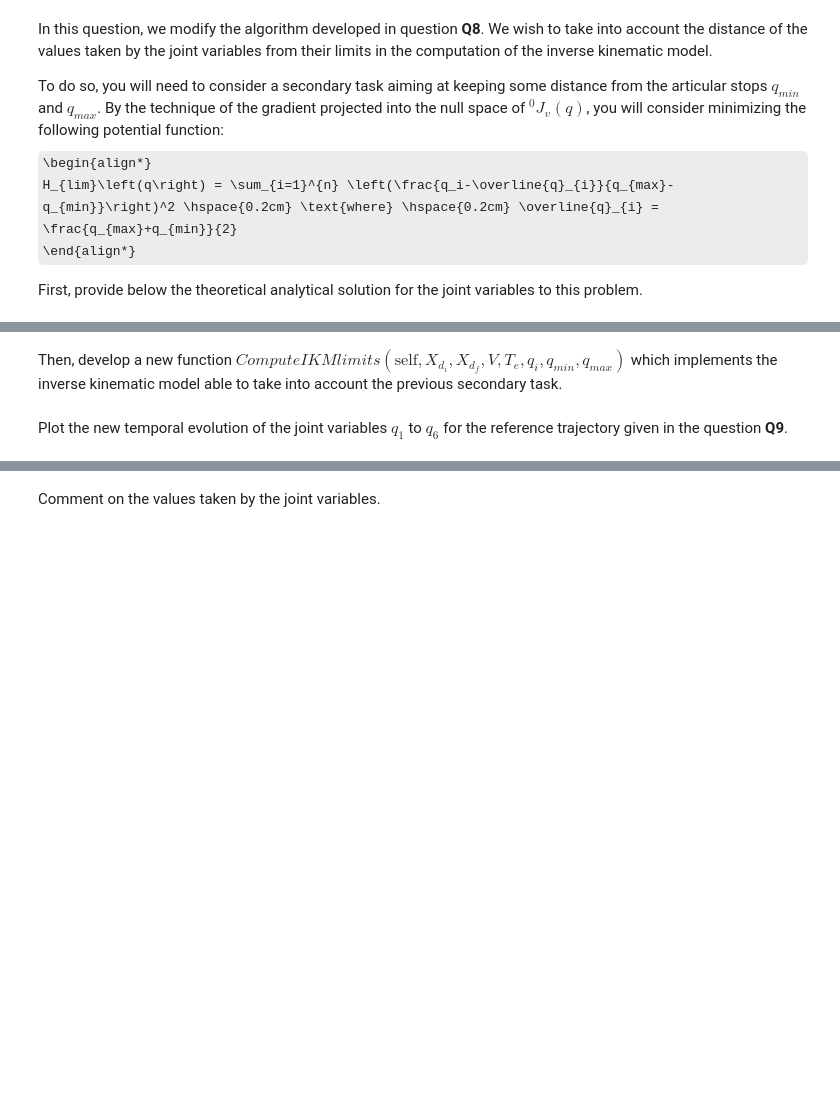
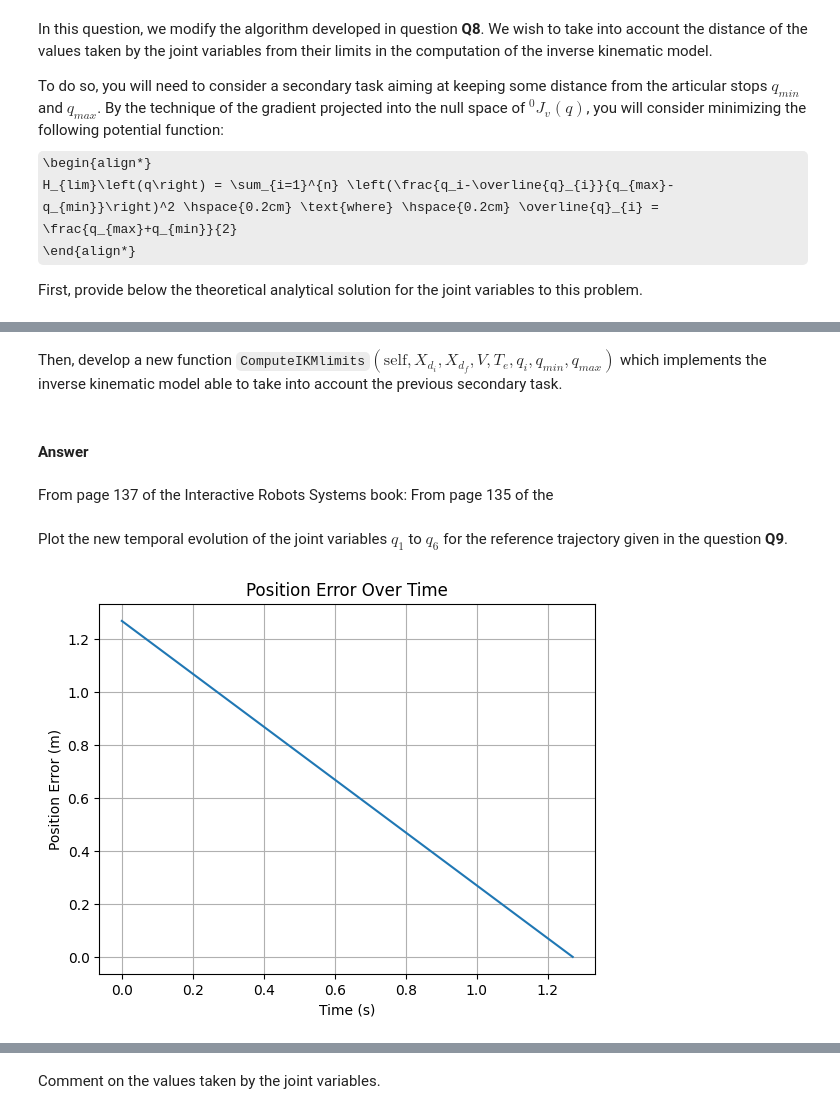
Before and after one commit to tr0fin0/classes_ensta, a Jupyter notebook: 3A/CSC_5RO15_TA/CSC_5RO15_TA_TP1/Tutorial_1.ipynb, the cells around one changed output, grey strips where cells are left out. Cells and saved outputs as stored; diff of their text form; code cells hidden in the pictures; some formulas as TeX source; blank space fills up the shorter version.

```diff
--- a/3A/CSC_5RO15_TA/CSC_5RO15_TA_TP1/Tutorial_1.ipynb
+++ b/3A/CSC_5RO15_TA/CSC_5RO15_TA_TP1/Tutorial_1.ipynb
@@ -166,24 +194,0 @@ Write a generic function $TransformMatElem(\alpha_i, d_i, \theta_i, r_i)$ which
-# %%
-@staticmethod
-def TransformMatElem(alpha_i, d_i, theta_i, r_i):
-    """
-    Computation of the homogeneous transform matrix between two successive frames R_(i-1) and R_i
-
-    Input:
-        - Four scalar parameters given by the Modified Denavit-Hartenberg (MDH) convention
-
-    Output:
-        - Homogeneous transform matrix g_(i-1,i) as a "np.array"
-    """
-
-    x = np.array([
-            [+np.cos(theta_i), -np.sin(theta_i), 0.0, d_i],
-            [+np.cos(alpha_i)*np.sin(theta_i), +np.cos(alpha_i)*np.cos(theta_i), -np.sin(alpha_i), -r_i*np.sin(alpha_i)],
-            [+np.sin(alpha_i)*np.sin(theta_i), +np.sin(alpha_i)*np.cos(theta_i), +np.cos(alpha_i), +r_i*np.cos(alpha_i)],
-            [0.0, 0.0, 0.0, 1.0],
-        ]
-    )
-
-    return x
-
-RobotModel.TransformMatElem = TransformMatElem
@@ -611,3 +853,5 @@ First, provide below the theoretical analytical solution for the joint variables
 # %% [markdown]
-Then, develop a new function $ComputeIKMlimits(\text{self}, X_{d_i}, X_{d_f}, V, T_e, q_i, q_{min}, q_{max})$ which implements the inverse kinematic model able to take into account the previous secondary task.
+Then, develop a new function `ComputeIKMlimits`$(\text{self}, X_{d_i}, X_{d_f}, V, T_e, q_i, q_{min}, q_{max})$ which implements the inverse kinematic model able to take into account the previous secondary task.
+# %% [markdown]
+#### Answer
 # %%
@@ -637,5 +912,30 @@ def ComputeIKMlimits(self, X_d_i, X_d_f, V, Te, q_i, k_max, eps_x, q_min, q_max)
 
 
 RobotModel.ComputeIKMlimits = ComputeIKMlimits
+# %% [markdown]
+From page 137 of the Interactive Robots Systems book:
+From page 135 of the
 # %% [markdown]
 Plot the new temporal evolution of the joint variables $q_1$ to $q_6$ for the reference trajectory given in the question __Q9__.
+# %%
+# Compute the IKM for the given trajectory
+q_min = np.array([-np.pi, -np.pi/2, -np.pi, -np.pi, -np.pi/2, -np.pi])
+q_max = np.array([0, np.pi/2, 0, np.pi/2, np.pi/2, np.pi/2])
+
+RobotTutorials.ComputeIKMlimits(X_di, X_df, V=1, period=0.001, q_i=q_0i, k_max=100, eps_x=0.001, q_min=q_min, q_max=q_max)
+
+# Extract the reached positions
+reached_positions = [RobotTutorials.g_0E[0:3, 3] for q in RobotTutorials.list_q_dk_limits]
+
+# Compute the errors
+errors = [np.linalg.norm(X_d - X_r) for X_d, X_r in zip(RobotTutorials.list_X_d_k, reached_positions)]
+
+# Plot the errors
+plt.plot(RobotTutorials.discreteTime, errors)
+plt.xlabel('Time (s)')
+plt.ylabel('Position Error (m)')
+plt.title('Position Error Over Time')
+plt.grid(True)
+plt.show()
+# %% [output]
+[figure, added]
```
Also changed, not shown: parts of 89 cells of this notebook.
